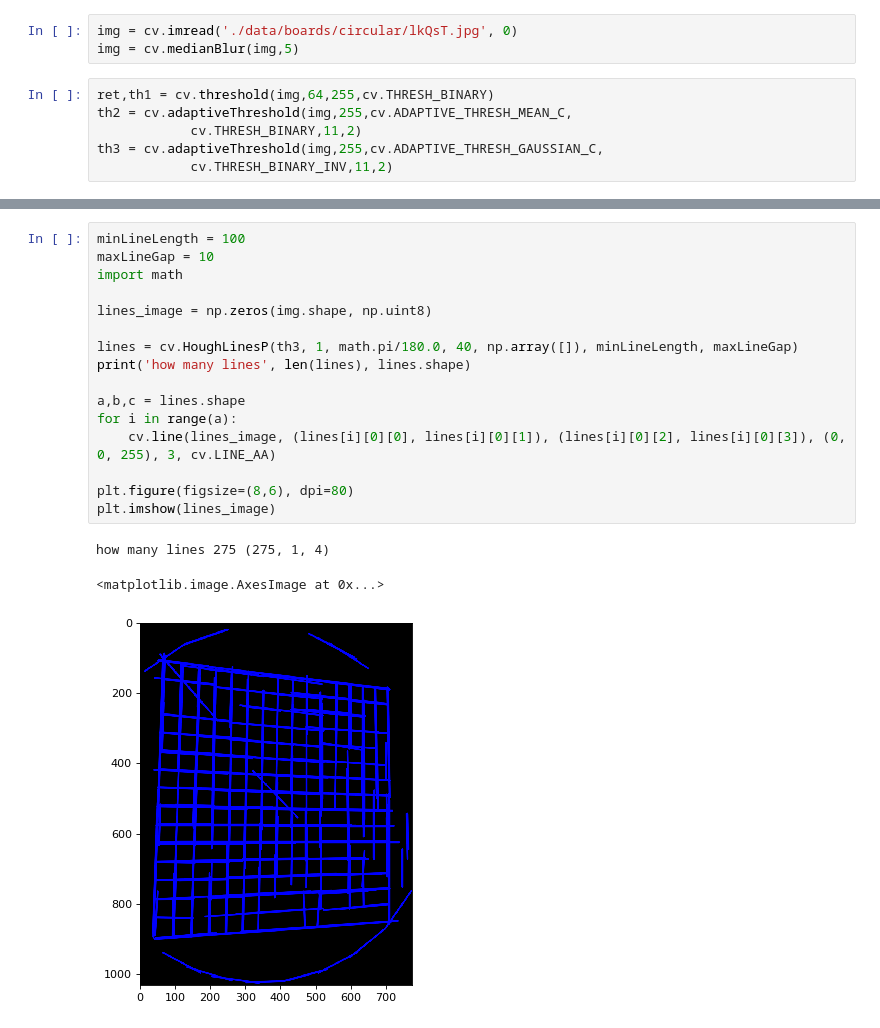
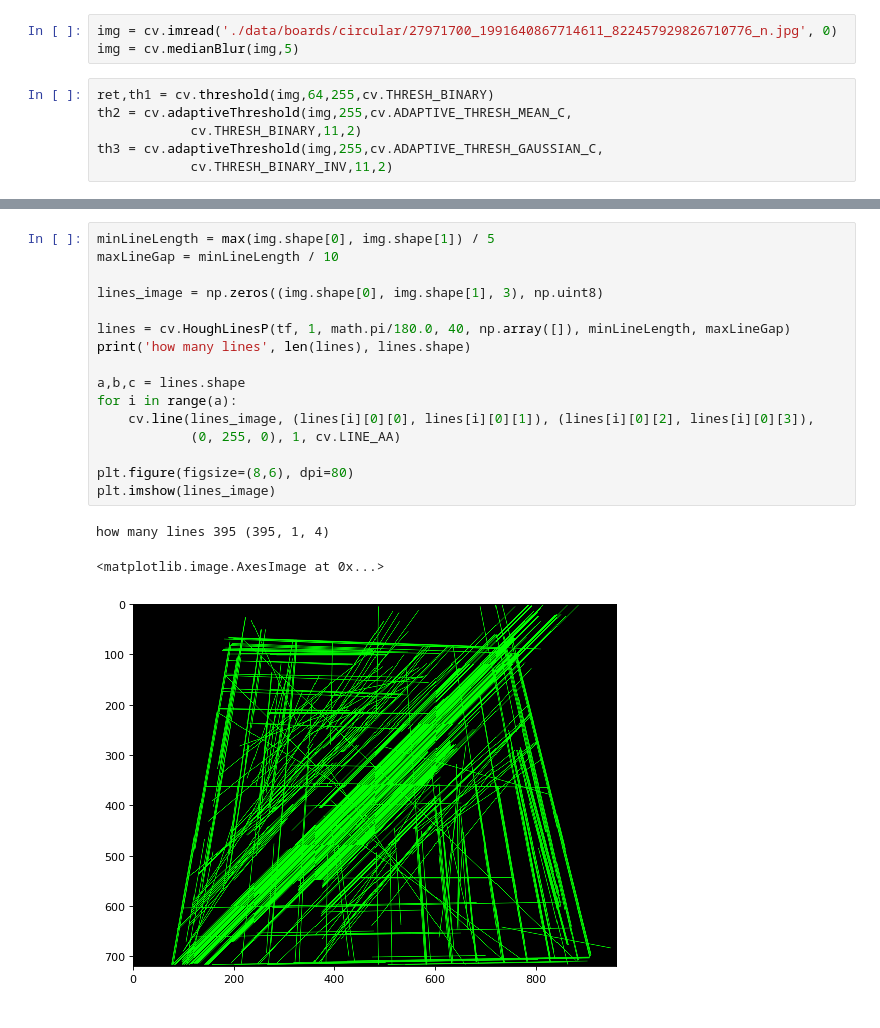
Before and after one commit to domino14/board-detector, a Jupyter notebook: experiments.ipynb, the cells around one changed output, grey strips where cells are left out. Drawn from its saved outputs; the diff is of its cells as text.

```diff
--- a/experiments.ipynb
+++ b/experiments.ipynb
@@ -4,7 +5,7 @@ import numpy as np
 %matplotlib inline
 from matplotlib import pyplot as plt
 # %%
-img = cv.imread('./data/boards/circular/lkQsT.jpg', 0)
+img = cv.imread('./data/boards/circular/27971700_1991640867714611_822457929826710776_n.jpg', 0)
 img = cv.medianBlur(img,5)
 # %%
 ret,th1 = cv.threshold(img,64,255,cv.THRESH_BINARY)
@@ -44,20 +48,20 @@ plt.show()
 # %%
-minLineLength = 100
-maxLineGap = 10
-import math
+minLineLength = max(img.shape[0], img.shape[1]) / 5
+maxLineGap = minLineLength / 10
 
-lines_image = np.zeros(img.shape, np.uint8)
+lines_image = np.zeros((img.shape[0], img.shape[1], 3), np.uint8)
 
-lines = cv.HoughLinesP(th3, 1, math.pi/180.0, 40, np.array([]), minLineLength, maxLineGap)
+lines = cv.HoughLinesP(tf, 1, math.pi/180.0, 40, np.array([]), minLineLength, maxLineGap)
 print('how many lines', len(lines), lines.shape)
 
 a,b,c = lines.shape
 for i in range(a):
-    cv.line(lines_image, (lines[i][0][0], lines[i][0][1]), (lines[i][0][2], lines[i][0][3]), (0, 0, 255), 3, cv.LINE_AA)
+    cv.line(lines_image, (lines[i][0][0], lines[i][0][1]), (lines[i][0][2], lines[i][0][3]),
+            (0, 255, 0), 1, cv.LINE_AA)
 
 plt.figure(figsize=(8,6), dpi=80)
 plt.imshow(lines_image)
 # %% [output]
-how many lines 275 (275, 1, 4)
+how many lines 395 (395, 1, 4)
 <matplotlib.image.AxesImage at 0x...>
-[figure, old version]
+[figure, new version]
```
Also changed, not shown: parts of 5 cells of this notebook, 1 other file.
